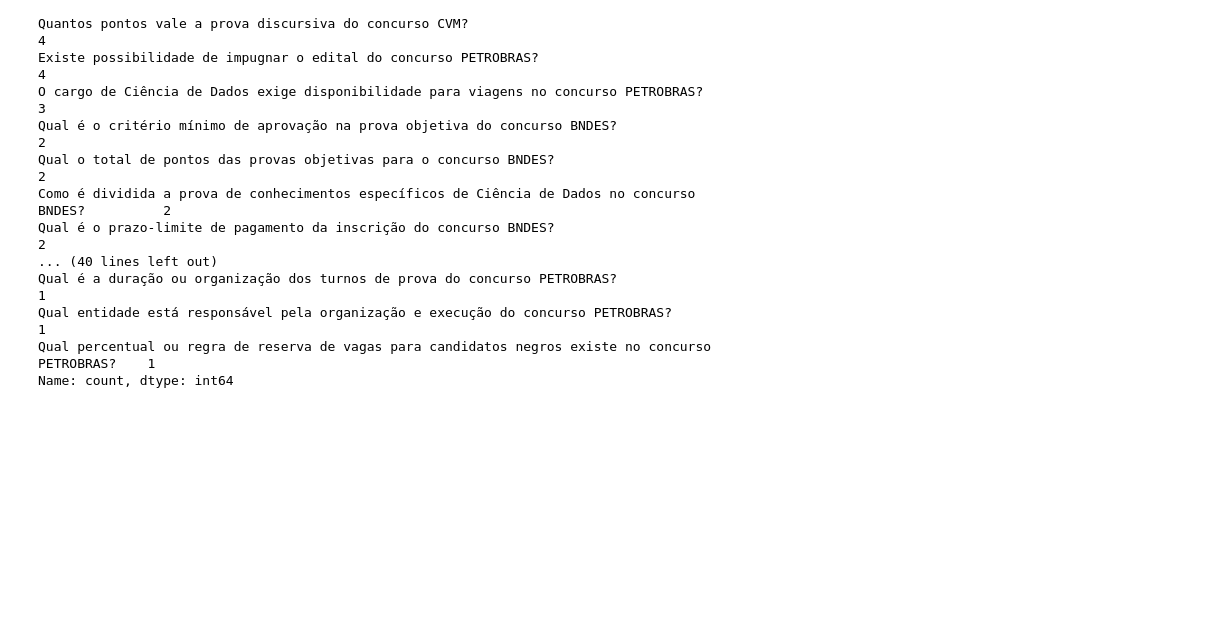
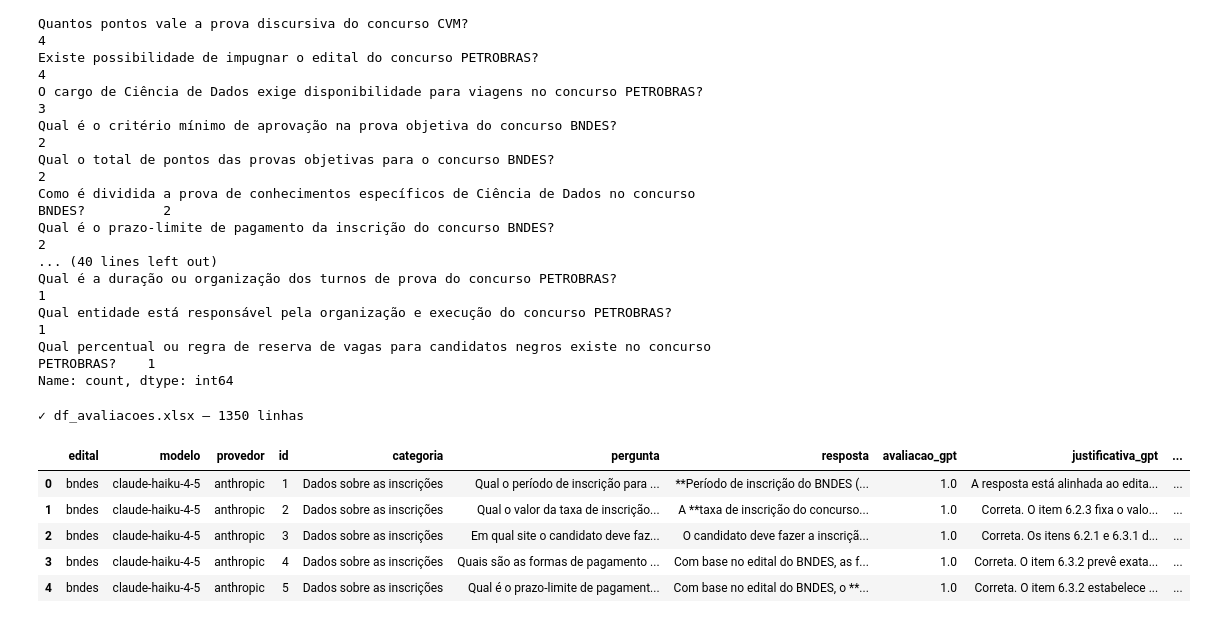
Before and after one commit to juliopatti/edital-assistant, a Jupyter notebook: evals/padronizacao/padronizacao_nomes_arquivos_llm_eval.ipynb, the cells around one changed output. Saved outputs shown, nothing was run; the diff lists cells and outputs as text; code cells hidden in the pictures; blank space fills up the shorter version.

Commit message:
notebook de exploracao das avaliacoes

```diff
--- a/evals/padronizacao/padronizacao_nomes_arquivos_llm_eval.ipynb
+++ b/evals/padronizacao/padronizacao_nomes_arquivos_llm_eval.ipynb
@@ -564,3 +564,52 @@ Qual é a duração ou organização dos turnos de prova do concurso PETROBRAS?
 Qual entidade está responsável pela organização e execução do concurso PETROBRAS?                    1
 Qual percentual ou regra de reserva de vagas para candidatos negros existe no concurso PETROBRAS?    1
 Name: count, dtype: int64
+# %%
+import pandas as pd
+from pathlib import Path
+
+lims_path = Path("../avaliacao_llms")
+
+# Mapeamento modelo → provedor
+def get_provedor(modelo):
+    if modelo.startswith("claude"):
+        return "anthropic"
+    elif modelo.startswith("gpt"):
+        return "openai"
+    elif modelo.startswith("deepseek"):
+        return "deepseek"
+    return "desconhecido"
+
+dfs = []
+for pasta in sorted(p.name for p in lims_path.iterdir() if p.is_dir()):
+    caminho = lims_path / pasta / f"{pasta}_eval_consolidado.xlsx"
+    if not caminho.exists():
+        continue
+
+    df_temp = pd.read_excel(caminho)
+    edital, modelo = pasta.split("_", 1)
+
+    df_temp["edital"] = edital
+    df_temp["modelo"] = modelo
+    df_temp["provedor"] = get_provedor(modelo)
+
+    dfs.append(df_temp)
+
+df_avaliacoes = pd.concat(dfs, ignore_index=True)
+
+# Reordenar colunas
+cols = ["edital", "modelo", "provedor", "id", "categoria", "pergunta", "resposta",
+        "avaliacao_gpt", "justificativa_gpt", "avaliacao_opus", "justificativa_opus", "convergencia"]
+df_avaliacoes = df_avaliacoes[cols]
+
+df_avaliacoes.to_excel(lims_path / "df_avaliacoes.xlsx", index=False)
+print(f"✓ df_avaliacoes.xlsx — {len(df_avaliacoes)} linhas")
+df_avaliacoes.head()
+# %% [output]
+✓ df_avaliacoes.xlsx — 1350 linhas
+|  | edital | modelo | provedor | id | categoria | pergunta | resposta | avaliacao_gpt | justificativa_gpt | ... |
+| 0 | bndes | claude-haiku-4-5 | anthropic | 1 | Dados sobre as inscrições | Qual o período de inscrição para ... | **Período de inscrição do BNDES (... | 1.0 | A resposta está alinhada ao edita... | ... |
+| 1 | bndes | claude-haiku-4-5 | anthropic | 2 | Dados sobre as inscrições | Qual o valor da taxa de inscrição... | A **taxa de inscrição do concurso... | 1.0 | Correta. O item 6.2.3 fixa o valo... | ... |
+| 2 | bndes | claude-haiku-4-5 | anthropic | 3 | Dados sobre as inscrições | Em qual site o candidato deve faz... | O candidato deve fazer a inscriçã... | 1.0 | Correta. Os itens 6.2.1 e 6.3.1 d... | ... |
+| 3 | bndes | claude-haiku-4-5 | anthropic | 4 | Dados sobre as inscrições | Quais são as formas de pagamento ... | Com base no edital do BNDES, as f... | 1.0 | Correta. O item 6.3.2 prevê exata... | ... |
+| 4 | bndes | claude-haiku-4-5 | anthropic | 5 | Dados sobre as inscrições | Qual é o prazo-limite de pagament... | Com base no edital do BNDES, o **... | 1.0 | Correta. O item 6.3.2 estabelece ... | ... |
```
Also changed, not shown: parts of 1 cell of this notebook, 5 other files.
